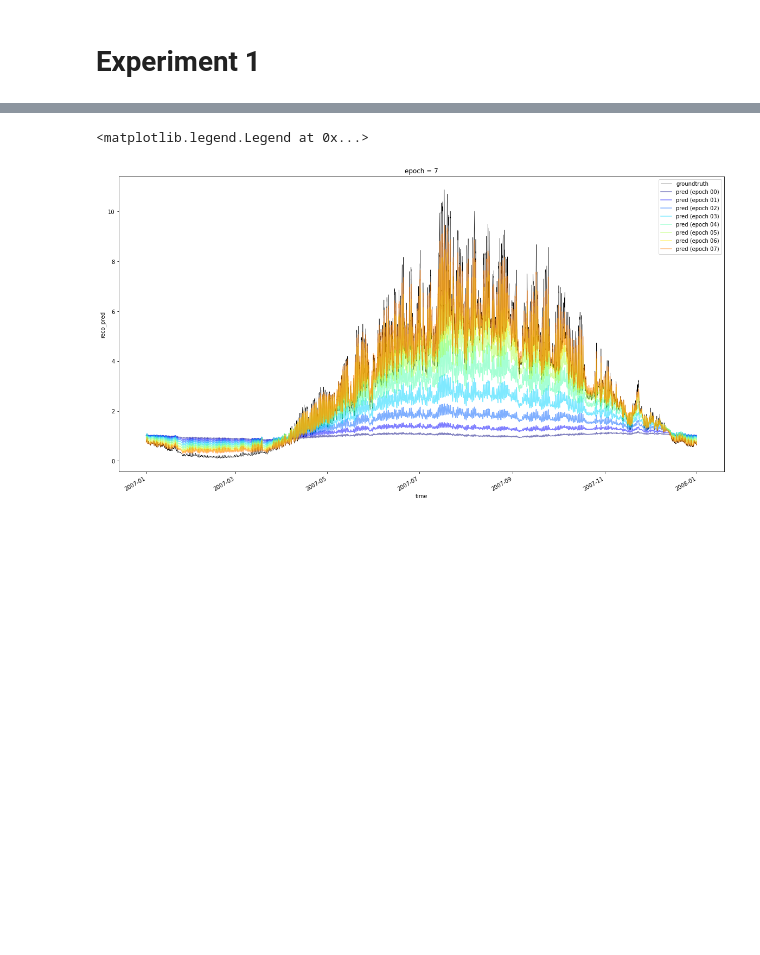
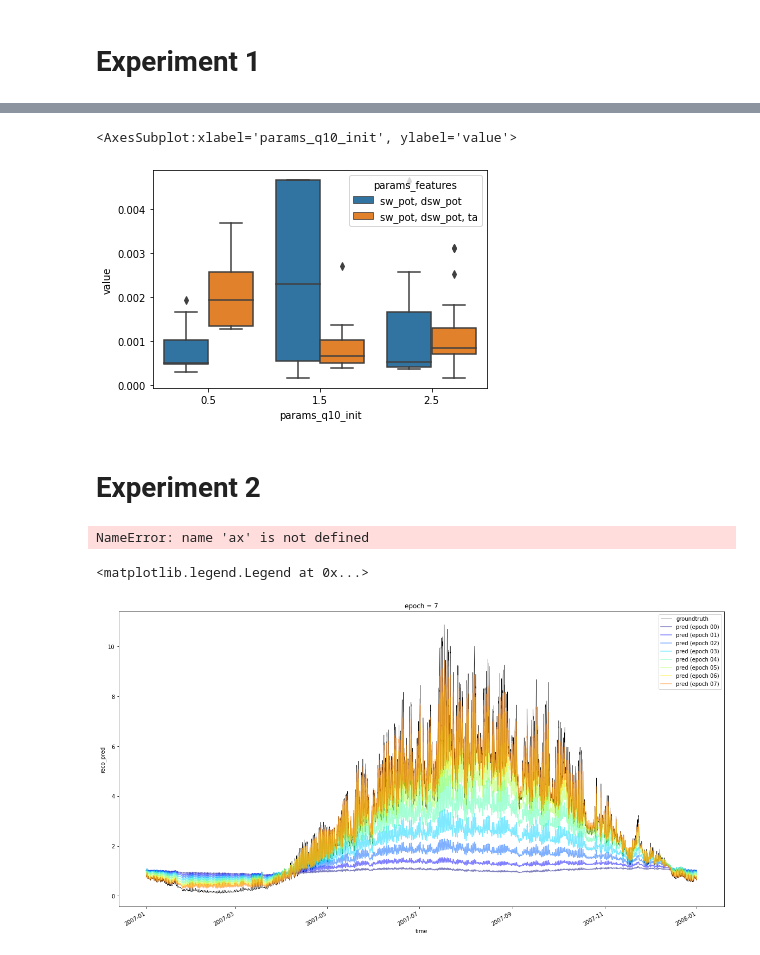
Before and after one commit to bask0/q10hybrid, a Jupyter notebook: analysis/analysis.ipynb, the cells around one changed output, grey strips where cells are left out. Saved outputs shown, nothing was run; the diff lists cells and outputs as text; code cells hidden in the pictures; blank space fills up the shorter version.

```diff
--- a/analysis/analysis.ipynb
+++ b/analysis/analysis.ipynb
@@ -93,0 +45,4 @@ Data variables:
+# %%
+study = optuna.study.load_study(study_name='q10hybrid', storage='sqlite:////Net/Groups/BGI/people/bkraft/git/q10hybrid/logs/experiment_01/optuna.db')
+# %%
+df = study.trials_dataframe()[['value', 'params_features', 'params_q10_init']]
@@ -94,3 +65,50 @@ Data variables:
+# %%
+sb.boxplot(x='params_q10_init', y='value', hue='params_features', data=df)
+# %% [output]
+<AxesSubplot:xlabel='params_q10_init', ylabel='value'>
+[figure, added]
+# %% [markdown]
+# Experiment 2
+# %%
+fig, axes = plt.subplots(1, 4, figsize=(6, 3), sharey=True)
+
+for i, p in enumerate(glob(f'../logs/experiment_02/lightning_logs/version_*/predictions.nc')):
+    ds = xr.open_dataset(p)
+    print(ds.q10.attrs['weight_decay'])
+    if ds.q10.attrs['weight_decay'] == 0.001:
+        ax = axes[0]
+        color = 'tab:blue'
+    elif ds.q10.attrs['weight_decay'] == 0.01:
+        ax = axes[1]
+        color = 'tab:red'
+    elif ds.q10.attrs['weight_decay'] == 0.1:
+        ax = axes[2]
+        color = 'tab:green'
+    elif ds.q10.attrs['weight_decay'] == 1.0:
+        ax = axes[3]
+        color = 'tab:green'
+    color = colors[ds.q10.attrs['q10_init']]
+    ds.q10.plot(color=color, ax=ax, lw=0.8)
+
+    ax.axhline(1.5, ls='--', color='k')
+
+axes[0].set_title('L2=0.001')
+axes[0].set_ylabel(r'$Q_{10}$')
+axes[0].set_xlabel('iteration')
+axes[1].set_title('L2=0.01')
+axes[1].set_ylabel('')
+axes[1].set_xlabel('iteration')
+axes[2].set_title('L2=0.1')
+axes[2].set_ylabel('')
+axes[2].set_xlabel('iteration')
+axes[3].set_title('L2=1.0')
+axes[3].set_ylabel('')
+axes[3].set_xlabel('iteration')
+
+#fig.tight_layout()
+#fig.savefig('./plots/training_progress.png', dpi=200, transparent=False, facecolor='w')
+# %% [output]
+NameError: name 'ax' is not defined
 # %%
 fig = plt.figure(figsize=(20, 10))
 ax = plt.gca()
```
Also changed, not shown: parts of 11 cells of this notebook, 1 other file.
